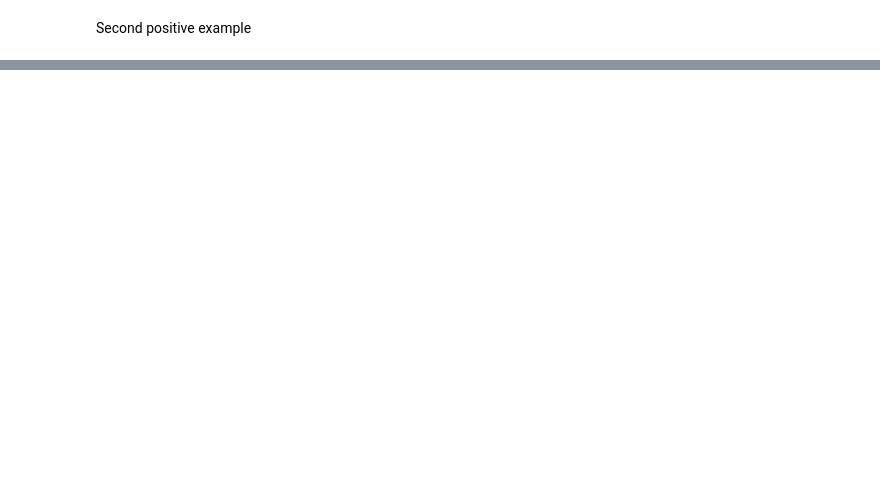
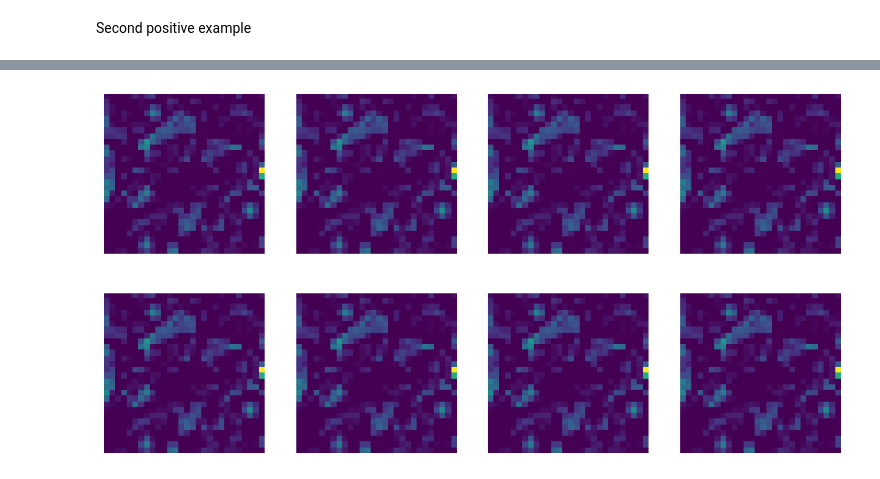
Before and after one commit to JuliaMoa/ML-Assignment2, a Jupyter notebook: report.ipynb, the cells around one changed output, grey strips where cells are left out. Drawn from its saved outputs; the diff is of its cells as text; code cells hidden in the pictures; blank space fills up the shorter version.

```diff
--- a/report.ipynb
+++ b/report.ipynb
@@ -259,0 +283,4 @@ Second positive example
+# %%
+visualize_feature_maps(model, model.layer2[-1], "pictures/gold.jpg")
+# %% [output]
+[figure, added]
```
Also changed, not shown: parts of 14 cells of this notebook.
